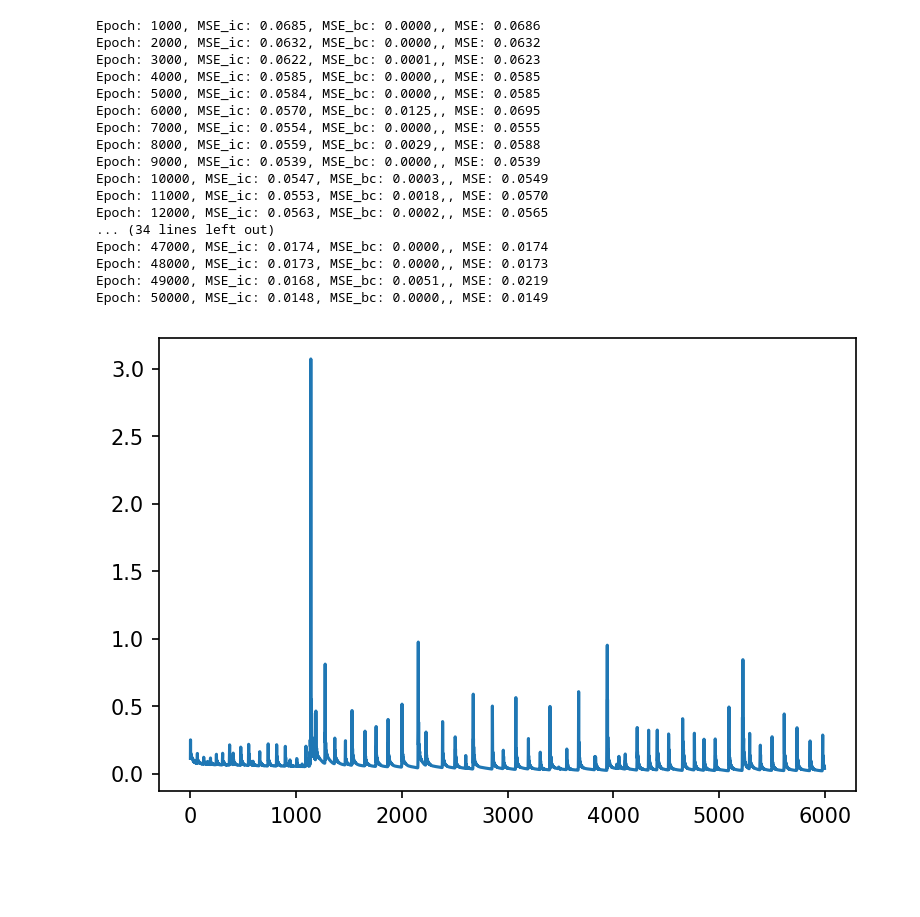
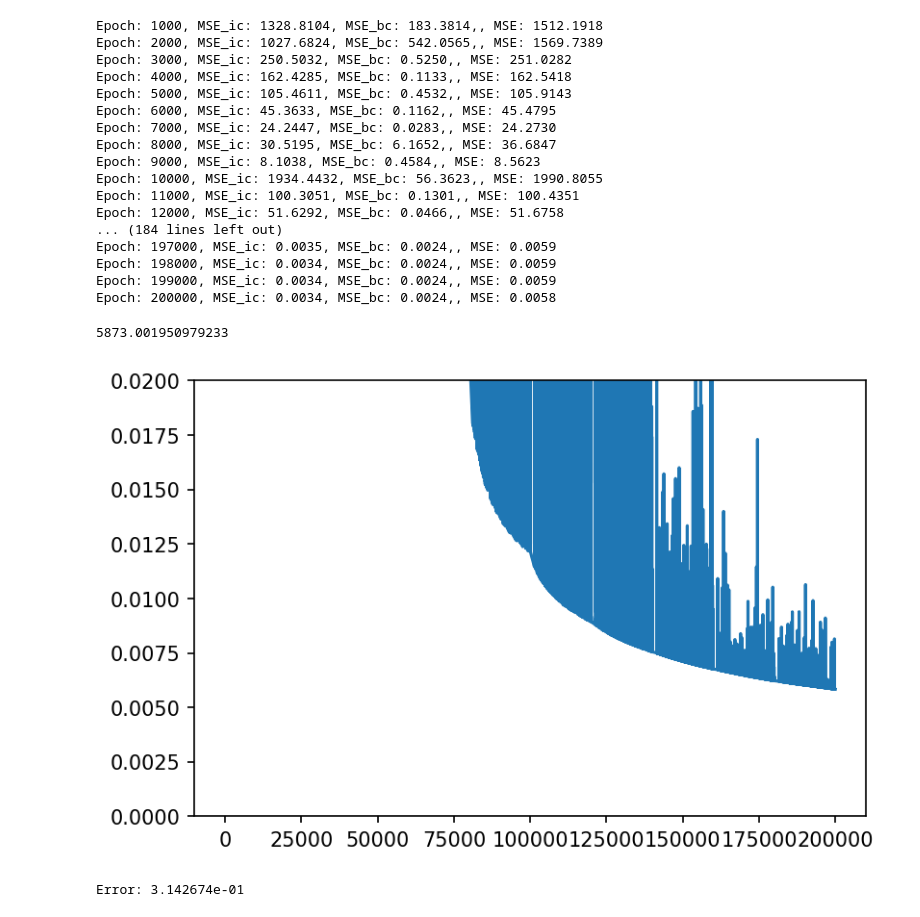
Before and after one commit to HymanHY/PINN_Pytorch, a Jupyter notebook: PINN-HY/Allen-Cahn.ipynb, the cells around one changed output. Drawn from its saved outputs; the diff is of its cells as text; code cells hidden in the pictures; blank space fills up the shorter version.

```diff
--- a/PINN-HY/Allen-Cahn.ipynb
+++ b/PINN-HY/Allen-Cahn.ipynb
@@ -67,12 +67,12 @@ import scipy.io
 # %%
 parser = argparse.ArgumentParser()
 parser.add_argument("--epochs", help="Number of epochs to train neural network for")
-
+parser.add_argument("--lr", help="learning rate")
 """data prep"""
 """
 DE: u_t-0.0001*u_{xx}+5*u^3-5*u=0
 """
-args = parser.parse_args(['--epochs','50000'])
+args = parser.parse_args(['--epochs','200000','--lr','0.001'])
 # %%
 data = scipy.io.loadmat('Data/AC.mat')
 
@@ -149,8 +149,8 @@ bb=0
 # %%
 # Perform backprop
 MAX_EPOCHS = int(args.epochs)
-LRATE = 3e-4
-#LRATE = 0.001
+#LRATE = 3e-4
+LRATE = float(args.lr)
 
 #Use Adam for training
 optimizer = torch.optim.Adam(pn.parameters(), lr=LRATE)
@@ -158,10 +158,17 @@ optimizer = torch.optim.Adam(pn.parameters(), lr=LRATE)
 loss_history_ic = []
 loss_history_bc = []
 loss_history = []
+# %%
+def adjust_learning_rate(optimizer, epoch):
+    """Sets the learning rate to the initial LR decayed by 2 every 15000 epochs"""
+    lr = float(args.lr) * (0.5 ** (epoch // 20000))
+    for param_group in optimizer.param_groups:
+        param_group['lr'] = lr
 # %%
 import time
 start_time = time.time()
 for epoch in range(MAX_EPOCHS):
+    adjust_learning_rate(optimizer,epoch)
     #full batch
 
     #initial condition
@@ -186,23 +193,27 @@ for epoch in range(MAX_EPOCHS):
         print("Epoch: {}, MSE_ic: {:.4f}, MSE_bc: {:.4f},, MSE: {:.4f}".format((epoch+1), mse_ic, mse_bc, loss))
 elapsed = time.time() - start_time
 # %% [output]
-Epoch: 1000, MSE_ic: 0.0685, MSE_bc: 0.0000,, MSE: 0.0686
-Epoch: 2000, MSE_ic: 0.0632, MSE_bc: 0.0000,, MSE: 0.0632
-Epoch: 3000, MSE_ic: 0.0622, MSE_bc: 0.0001,, MSE: 0.0623
-Epoch: 4000, MSE_ic: 0.0585, MSE_bc: 0.0000,, MSE: 0.0585
-Epoch: 5000, MSE_ic: 0.0584, MSE_bc: 0.0000,, MSE: 0.0585
-Epoch: 6000, MSE_ic: 0.0570, MSE_bc: 0.0125,, MSE: 0.0695
-Epoch: 7000, MSE_ic: 0.0554, MSE_bc: 0.0000,, MSE: 0.0555
-Epoch: 8000, MSE_ic: 0.0559, MSE_bc: 0.0029,, MSE: 0.0588
-Epoch: 9000, MSE_ic: 0.0539, MSE_bc: 0.0000,, MSE: 0.0539
-Epoch: 10000, MSE_ic: 0.0547, MSE_bc: 0.0003,, MSE: 0.0549
-Epoch: 11000, MSE_ic: 0.0553, MSE_bc: 0.0018,, MSE: 0.0570
-Epoch: 12000, MSE_ic: 0.0563, MSE_bc: 0.0002,, MSE: 0.0565
-... (34 lines left out)
-Epoch: 47000, MSE_ic: 0.0174, MSE_bc: 0.0000,, MSE: 0.0174
-Epoch: 48000, MSE_ic: 0.0173, MSE_bc: 0.0000,, MSE: 0.0173
-Epoch: 49000, MSE_ic: 0.0168, MSE_bc: 0.0051,, MSE: 0.0219
-Epoch: 50000, MSE_ic: 0.0148, MSE_bc: 0.0000,, MSE: 0.0149
+Epoch: 1000, MSE_ic: 1328.8104, MSE_bc: 183.3814,, MSE: 1512.1918
+Epoch: 2000, MSE_ic: 1027.6824, MSE_bc: 542.0565,, MSE: 1569.7389
+Epoch: 3000, MSE_ic: 250.5032, MSE_bc: 0.5250,, MSE: 251.0282
+Epoch: 4000, MSE_ic: 162.4285, MSE_bc: 0.1133,, MSE: 162.5418
+Epoch: 5000, MSE_ic: 105.4611, MSE_bc: 0.4532,, MSE: 105.9143
+Epoch: 6000, MSE_ic: 45.3633, MSE_bc: 0.1162,, MSE: 45.4795
+Epoch: 7000, MSE_ic: 24.2447, MSE_bc: 0.0283,, MSE: 24.2730
+Epoch: 8000, MSE_ic: 30.5195, MSE_bc: 6.1652,, MSE: 36.6847
+Epoch: 9000, MSE_ic: 8.1038, MSE_bc: 0.4584,, MSE: 8.5623
+Epoch: 10000, MSE_ic: 1934.4432, MSE_bc: 56.3623,, MSE: 1990.8055
+Epoch: 11000, MSE_ic: 100.3051, MSE_bc: 0.1301,, MSE: 100.4351
+Epoch: 12000, MSE_ic: 51.6292, MSE_bc: 0.0466,, MSE: 51.6758
+... (184 lines left out)
+Epoch: 197000, MSE_ic: 0.0035, MSE_bc: 0.0024,, MSE: 0.0059
+Epoch: 198000, MSE_ic: 0.0034, MSE_bc: 0.0024,, MSE: 0.0059
+Epoch: 199000, MSE_ic: 0.0034, MSE_bc: 0.0024,, MSE: 0.0059
+Epoch: 200000, MSE_ic: 0.0034, MSE_bc: 0.0024,, MSE: 0.0058
+# %%
+elapsed
+# %% [output]
+5873.001950979233
 # %%
 #%%
 #save trained model
@@ -211,12 +222,20 @@ torch.save(pn, fname)
 # %%
 #%%
 loss_history = np.array(loss_history)
 plt.figure(dpi=150)
-plt.plot(loss_history[0:6000,0], loss_history[0:6000,1])
-plt.savefig("ACNet_loss_hist_{}.png".format(MAX_EPOCHS))
+plt.plot(loss_history[:,0], loss_history[:,1])
+plt.ylim((0, 0.02))
+plt.savefig("ACNet_loss_hist_{}-5.png".format(MAX_EPOCHS))
 #plt.show()
 # %% [output]
-[figure, old version]
+[figure, new version]
+# %%
+U1_pred = pn.forward(x_star)
+u1_pred = U1_pred[:,-1]
+error = np.linalg.norm(u1_pred.detach().numpy() - u_star.reshape(512), 2)/np.linalg.norm(u_star.reshape(512), 2)
+print('Error: %e' % (error))
+# %% [output]
+Error: 3.142674e-01
 # %%
 #%%
 plt.figure(dpi=150)
```
Also changed, not shown: parts of 3 cells of this notebook, 4 other files.
